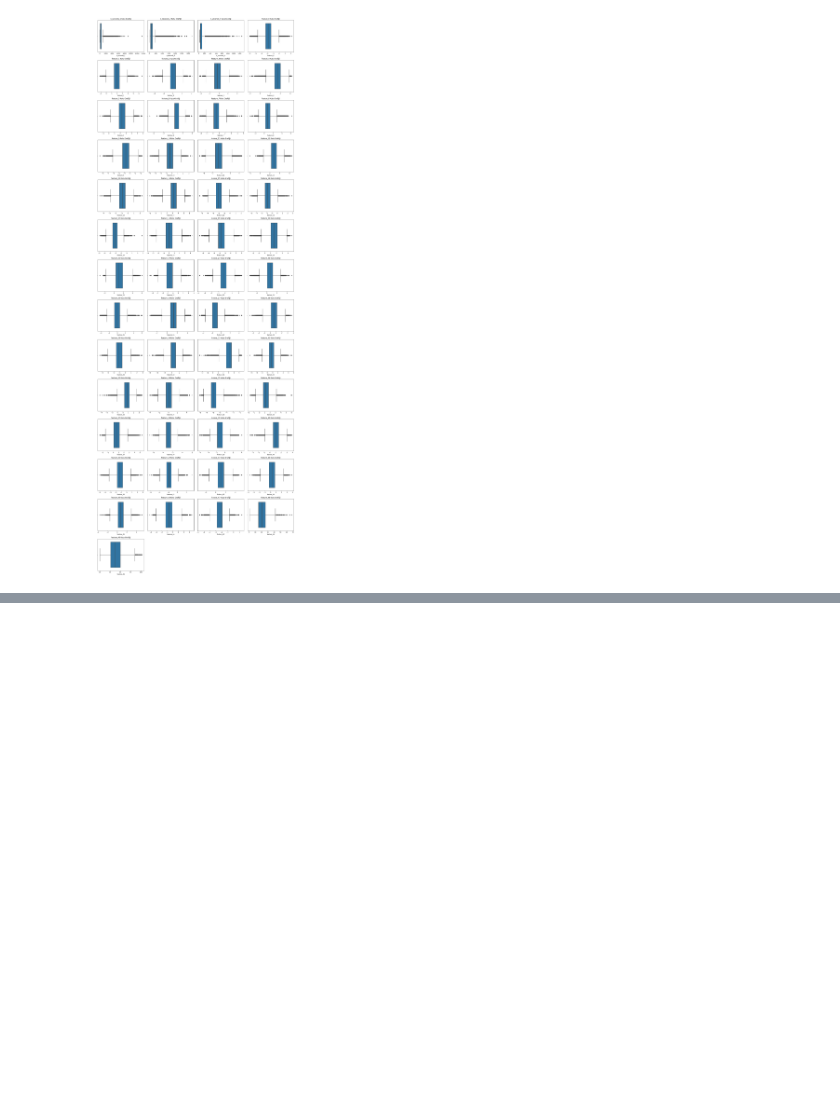
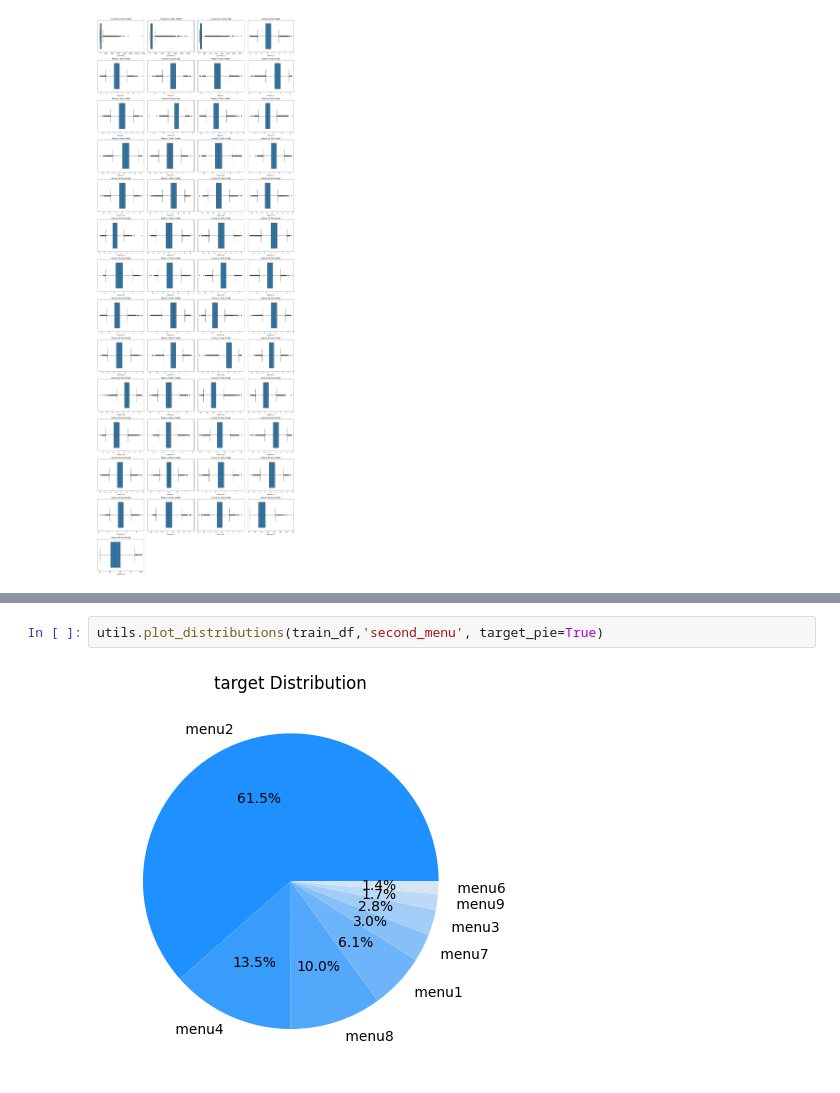
Before and after one commit to hamza37yavuz/isbankasi_cyberbros, a Jupyter notebook: solution.ipynb, the cells around one changed output, grey strips where cells are left out. Saved outputs shown, nothing was run; the diff lists cells and outputs as text; blank space fills up the shorter version.

```diff
--- a/solution.ipynb
+++ b/solution.ipynb
@@ -115,0 +139,4 @@ utils.plot_distributions(train_df,'target', target_pie=True)
+# %%
+utils.plot_distributions(train_df,'second_menu', target_pie=True)
+# %% [output]
+[figure, added]
```
Also changed, not shown: parts of 48 cells of this notebook, 13 other files.
